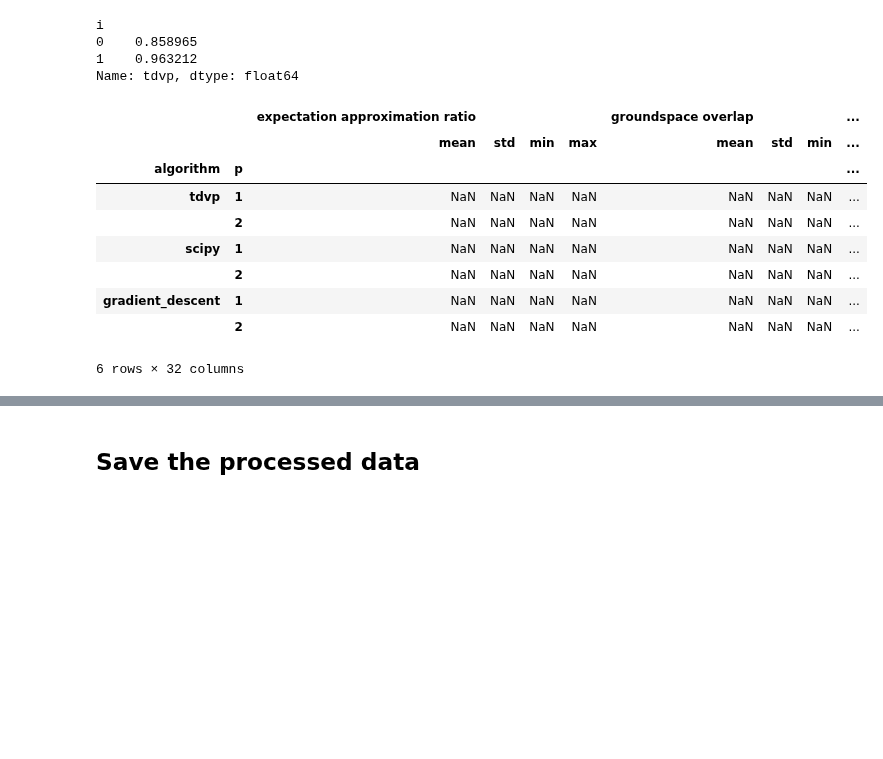
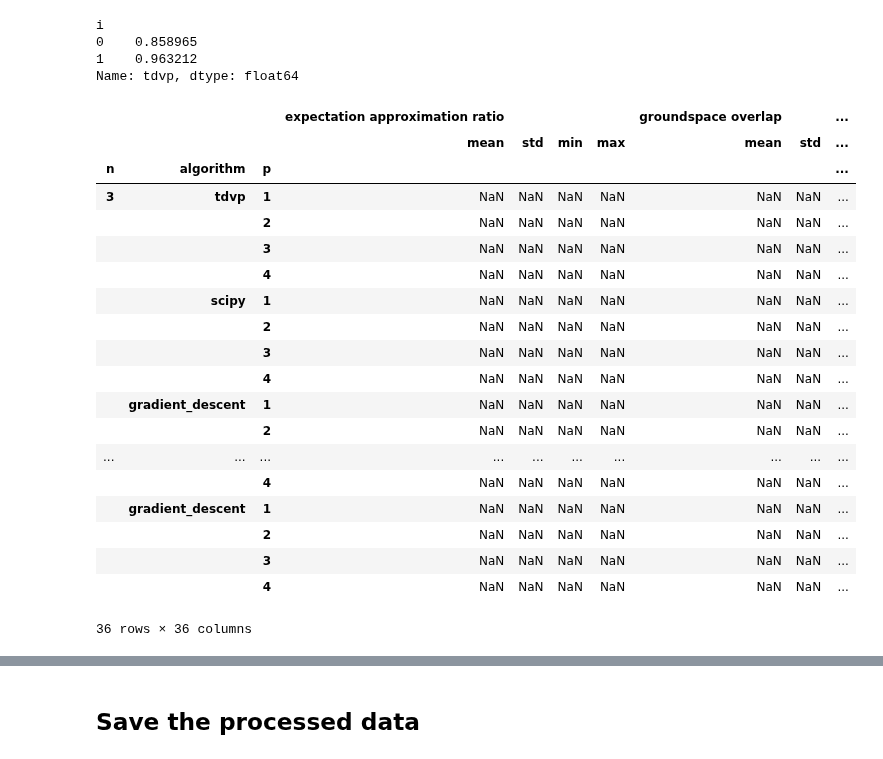
Before and after one commit to LeonhardRichter/TDVP_and_QAOA, a Jupyter notebook: data_processing.ipynb, the cells around one changed output, grey strips where cells are left out. Cells and saved outputs as stored; diff of their text form; code cells hidden in the pictures; blank space fills up the shorter version.

```diff
--- a/data_processing.ipynb
+++ b/data_processing.ipynb
@@ -19,3 +21,9 @@ from benchmark import (
 load_instances,
 )
 swifter;MaxCut;get_all_connected; get_connected_rn_graph; get_rn_qubo; select_if_connected; Benchmark; # noinspection PyStatementEffect
+# %%
+with open('results/data.p','rb') as f:
+    data = pickle.load(f)
+# %%
+with open("results/tdvp_gd.p",'rb') as file:
+    tdvp_gd= pickle.load(file)
@@ -21,0 +70,14 @@ swifter;MaxCut;get_all_connected; get_connected_rn_graph; get_rn_qubo; select_if
+# %%
+for idx in tdvp_gd.index:
+    datapoint = data['tdvp'].loc[idx]
+    gd_steps = tdvp_gd['gradient_descent'].loc[idx].steps
+    qaoa = QAOA(datapoint.instance.qubo, p=datapoint.p)
+    try:
+        datapoint.path = datapoint.path[:gd_steps]
+        print(f"pruned {datapoint.steps - gd_steps} steps in {idx}")
+        datapoint.steps = len(datapoint.path)
+        datapoint.value = qaoa.expectation(datapoint.path[-1])
+    except TypeError:
+        print(f'skipping {idx}. tdvp.sucess = {datapoint.success}')
+        continue
+    tdvp_gd.loc[idx]['tdvp'] = pd.Series(data=compute_measures(datapoint, qaoa), index=datapoint.index)
@@ -534,28 +649,38 @@ i
 1    0.963212
 Name: tdvp, dtype: float64
 # %%
-n=3
+n=5
 df = tdvp_gd
 # %%
 min_p = min(df.xs(n,level='n').index, key= lambda x: x[0])[0]
 max_p = max(df.xs(n,level='n').index, key= lambda x: x[0])[0]
 
-algs = ['tdvp', 'scipy', 'gradient_descent']
-index = pd.MultiIndex.from_product([algs,range(min_p, max_p+1)], names=['algorithm', 'p'])
+algs = ['tdvp','scipy','gradient_descent']
+index = pd.MultiIndex.from_product([range(3,6),algs,range(min_p, max_p+1)], names=['n','algorithm', 'p'])
 
-measures = ['expectation approximation ratio', 'groundspace overlap', 'groundspace sharpness', 'approximation ratio', 'circuit count', 'gate count', 'num_fun_calls', 'steps']
+measures = ['expectation approximation ratio', 'groundspace overlap', 'groundspace sharpness', 'approximation ratio', 'circuit count', 'gate count', 'num_fun_calls', 'steps', 'path length']
 types = ['mean', 'std','min','max', ]
 measure_index=pd.MultiIndex.from_product([measures, types])
 
 stat = pd.DataFrame(index=index, columns=measure_index);stat
 # %% [output]
-|  |  | expectation approximation ratio |  |  |  | groundspace overlap |  |  | ... |
-|  |  | mean | std | min | max | mean | std | min | ... |
-| algorithm | p |  |  |  |  |  |  |  | ... |
-| tdvp | 1 | NaN | NaN | NaN | NaN | NaN | NaN | NaN | ... |
-|  | 2 | NaN | NaN | NaN | NaN | NaN | NaN | NaN | ... |
-| scipy | 1 | NaN | NaN | NaN | NaN | NaN | NaN | NaN | ... |
-|  | 2 | NaN | NaN | NaN | NaN | NaN | NaN | NaN | ... |
-| gradient_descent | 1 | NaN | NaN | NaN | NaN | NaN | NaN | NaN | ... |
-|  | 2 | NaN | NaN | NaN | NaN | NaN | NaN | NaN | ... |
+|  |  |  | expectation approximation ratio |  |  |  | groundspace overlap |  | ... |
+|  |  |  | mean | std | min | max | mean | std | ... |
+| n | algorithm | p |  |  |  |  |  |  | ... |
+| 3 | tdvp | 1 | NaN | NaN | NaN | NaN | NaN | NaN | ... |
+|  |  | 2 | NaN | NaN | NaN | NaN | NaN | NaN | ... |
+|  |  | 3 | NaN | NaN | NaN | NaN | NaN | NaN | ... |
+|  |  | 4 | NaN | NaN | NaN | NaN | NaN | NaN | ... |
+|  | scipy | 1 | NaN | NaN | NaN | NaN | NaN | NaN | ... |
+|  |  | 2 | NaN | NaN | NaN | NaN | NaN | NaN | ... |
+|  |  | 3 | NaN | NaN | NaN | NaN | NaN | NaN | ... |
+|  |  | 4 | NaN | NaN | NaN | NaN | NaN | NaN | ... |
+|  | gradient_descent | 1 | NaN | NaN | NaN | NaN | NaN | NaN | ... |
+|  |  | 2 | NaN | NaN | NaN | NaN | NaN | NaN | ... |
+| ... | ... | ... | ... | ... | ... | ... | ... | ... | ... |
+|  |  | 4 | NaN | NaN | NaN | NaN | NaN | NaN | ... |
+|  | gradient_descent | 1 | NaN | NaN | NaN | NaN | NaN | NaN | ... |
+|  |  | 2 | NaN | NaN | NaN | NaN | NaN | NaN | ... |
+|  |  | 3 | NaN | NaN | NaN | NaN | NaN | NaN | ... |
+|  |  | 4 | NaN | NaN | NaN | NaN | NaN | NaN | ... |
-6 rows × 32 columns
+36 rows × 36 columns
```
Also changed, not shown: parts of 32 cells of this notebook, 31 other files.
